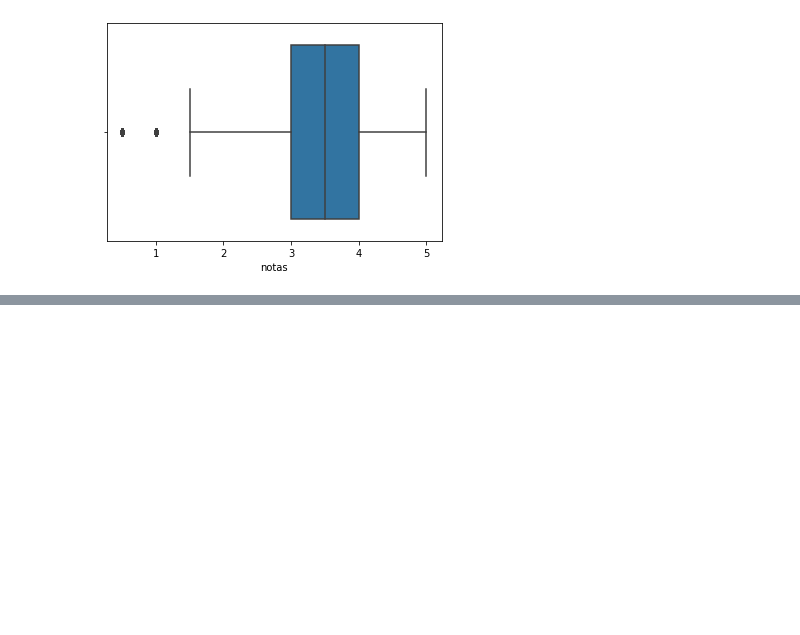
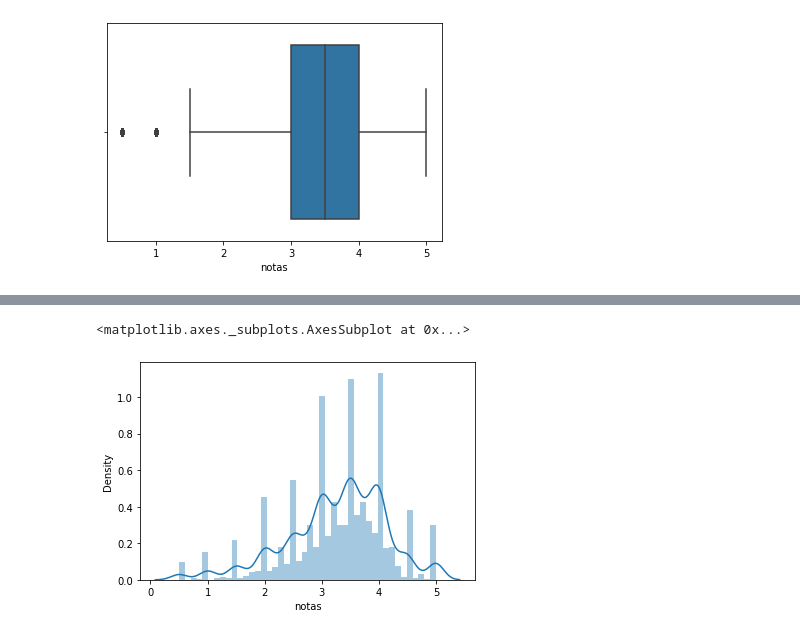
Before and after one commit to annalualves/DataScience-, a Jupyter notebook: IntroduçãoaDataScience.ipynb, the cells around one changed output, grey strips where cells are left out. Cells and saved outputs as stored; diff of their text form; code cells hidden in the pictures; blank space fills up the shorter version.

```diff
--- a/IntroduçãoaDataScience.ipynb
+++ b/IntroduçãoaDataScience.ipynb
@@ -74,0 +191,5 @@ sns.boxplot(notas.notas)
+# %%
+sns.distplot(medias_por_filme)
+# %% [output]
+<matplotlib.axes._subplots.AxesSubplot at 0x...>
+[figure, added]
```
Also changed, not shown: parts of 44 cells of this notebook.
